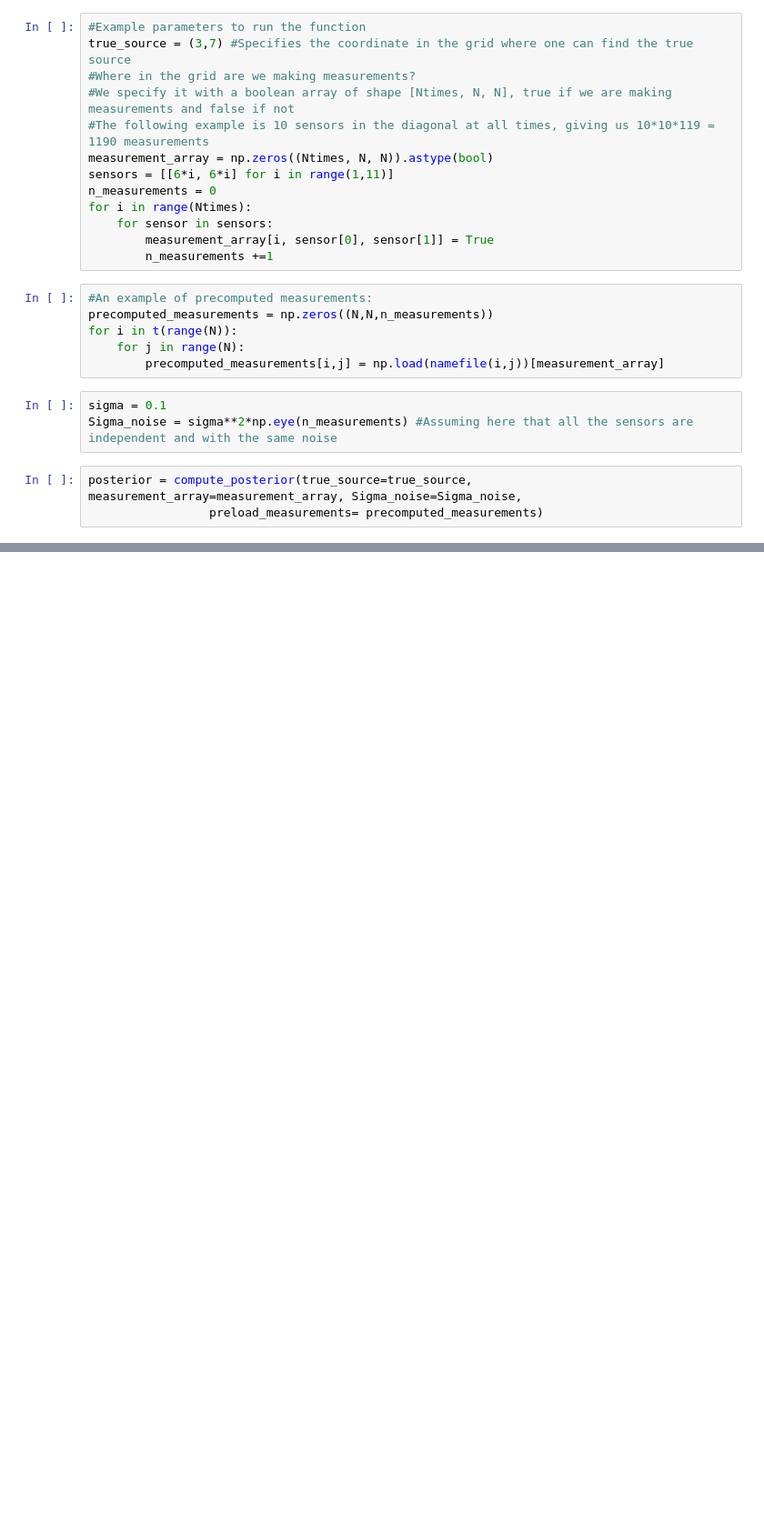
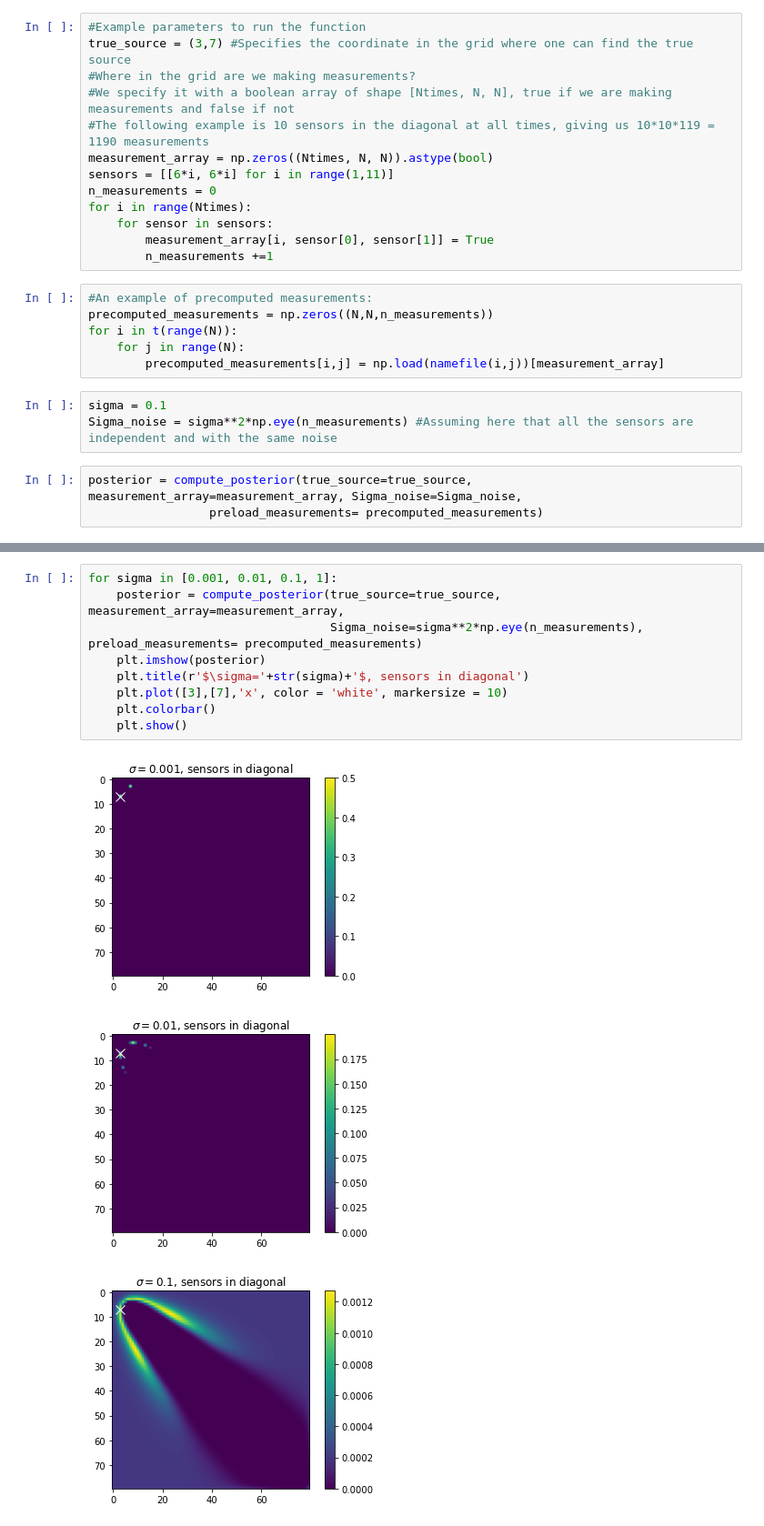
Before and after one commit to edejong-caltech/smoking_hot_inverse_problems, a Jupyter notebook: Bayesian_Inference.ipynb, the cells around one changed output, grey strips where cells are left out. Shown at 91% size. Saved outputs shown, nothing was run; the diff lists cells and outputs as text; blank space fills up the shorter version.

```diff
--- a/Bayesian_Inference.ipynb
+++ b/Bayesian_Inference.ipynb
@@ -82,0 +86,13 @@ plt.imshow(posterior)
+# %%
+for sigma in [0.001, 0.01, 0.1, 1]:
+    posterior = compute_posterior(true_source=true_source, measurement_array=measurement_array,
+                                  Sigma_noise=sigma**2*np.eye(n_measurements), preload_measurements= precomputed_measurements)
+    plt.imshow(posterior)
+    plt.title(r'$\sigma='+str(sigma)+'$, sensors in diagonal')
+    plt.plot([3],[7],'x', color = 'white', markersize = 10)
+    plt.colorbar()
+    plt.show()
+# %% [output]
+[figure, added]
+[figure, added]
+[figure, added]
```
Also changed, not shown: parts of 2 cells of this notebook.
